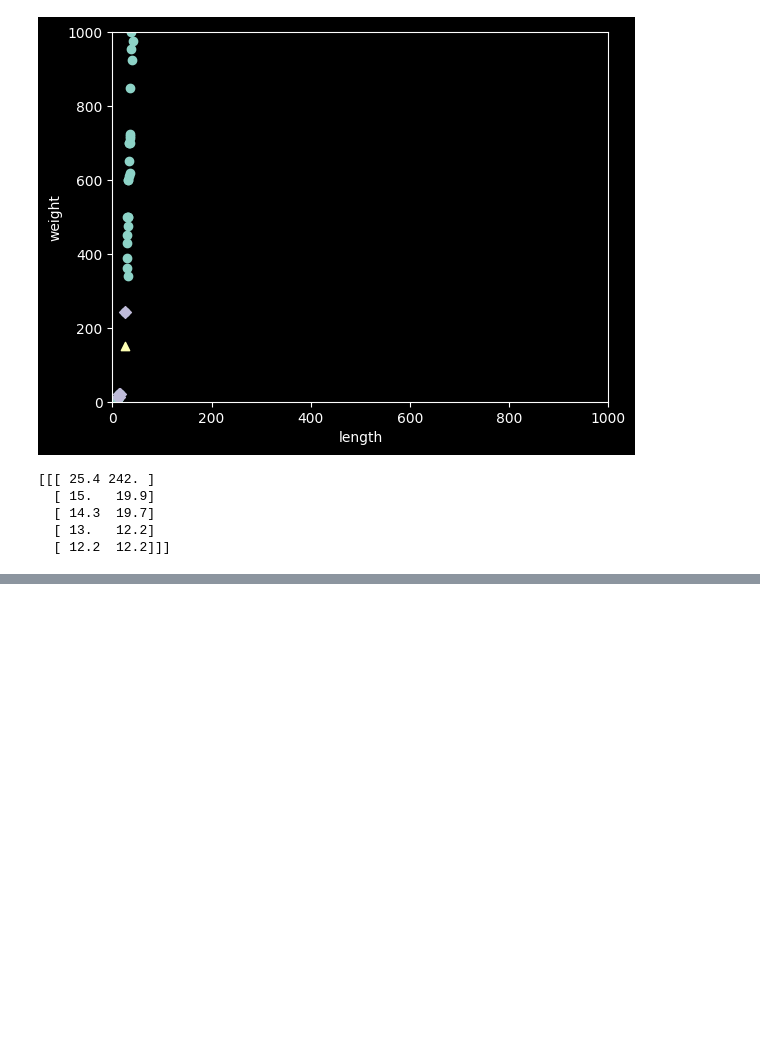
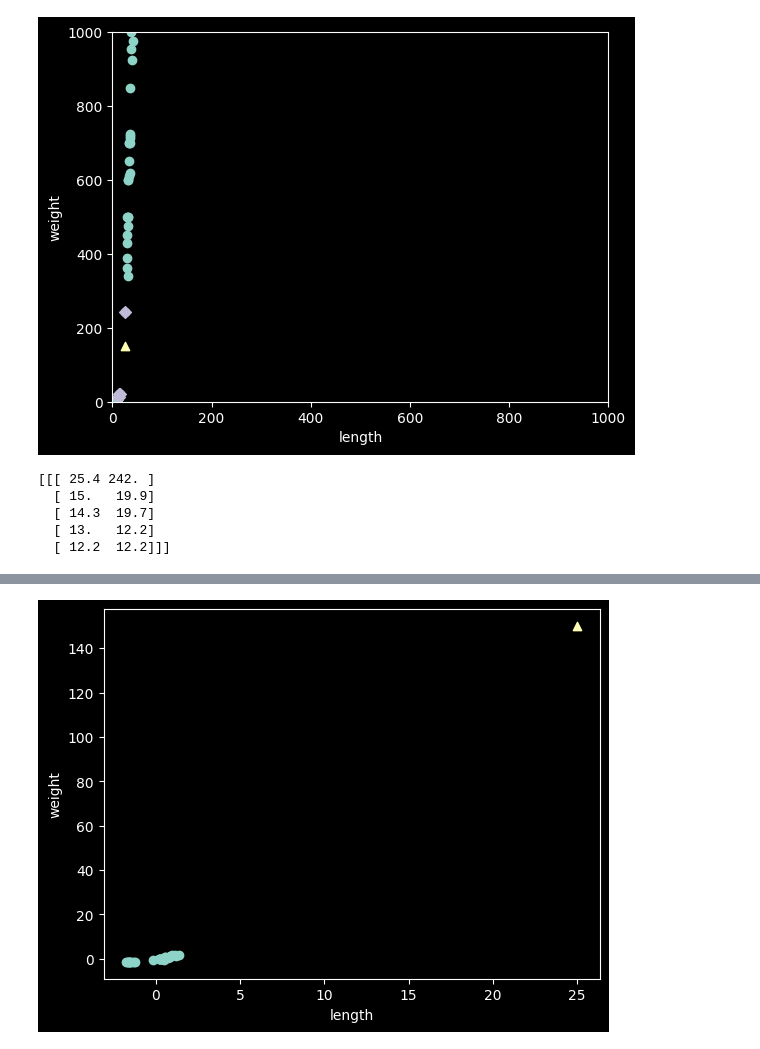
Before and after one commit to ejjang2030/AI_26, a Jupyter notebook: 02_02_데이터전처리.ipynb, the cells around one changed output, grey strips where cells are left out. Saved outputs shown, nothing was run; the diff lists cells and outputs as text; code cells hidden in the pictures; blank space fills up the shorter version.

```diff
--- a/02_02_데이터전처리.ipynb
+++ b/02_02_데이터전처리.ipynb
@@ -136,0 +192,13 @@ print(train_input[indexes]) # k-최근접 알고리즘에 근접한 5개의 값
+# %%
+# 전처리 데이터를 이용해서 모델 훈련 시키기
+
+plt.scatter(train_scaled[:,0],train_scaled[:,1])
+plt.scatter(25,150, marker='^')
+plt.xlabel('length')
+plt.ylabel('weight')
+plt.show() # 오른쪽 맨 꼭대기에 수상한 샘플이 생김
+# 전처리된 데이터는 표준점수를 위해서 값이 축소 되어 있는데
+# 알고자 하는 값은 표준점수화가 안됨
+# 훈련세트를 평균으로 빼고 표준편차로 나누어 주었기 때문에 값의 범위가 달라짐
+# %% [output]
+[figure, added]
```
Also changed, not shown: parts of 12 cells of this notebook.
